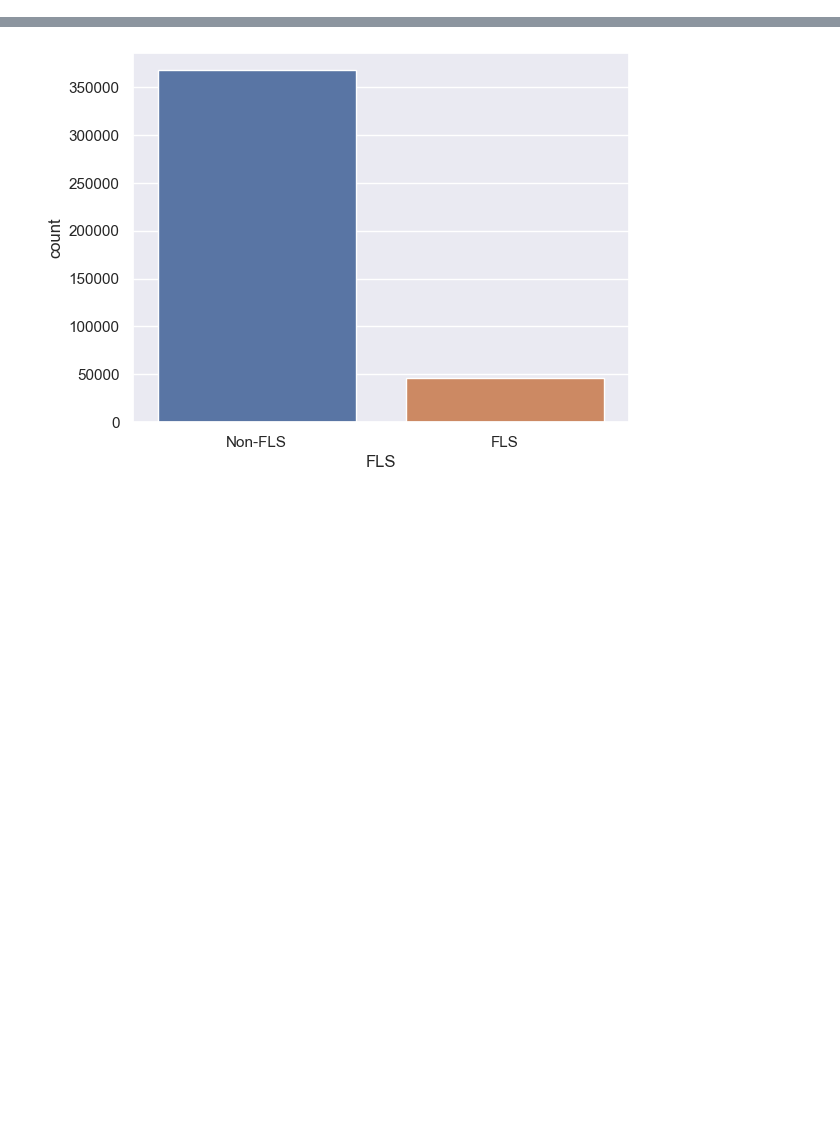
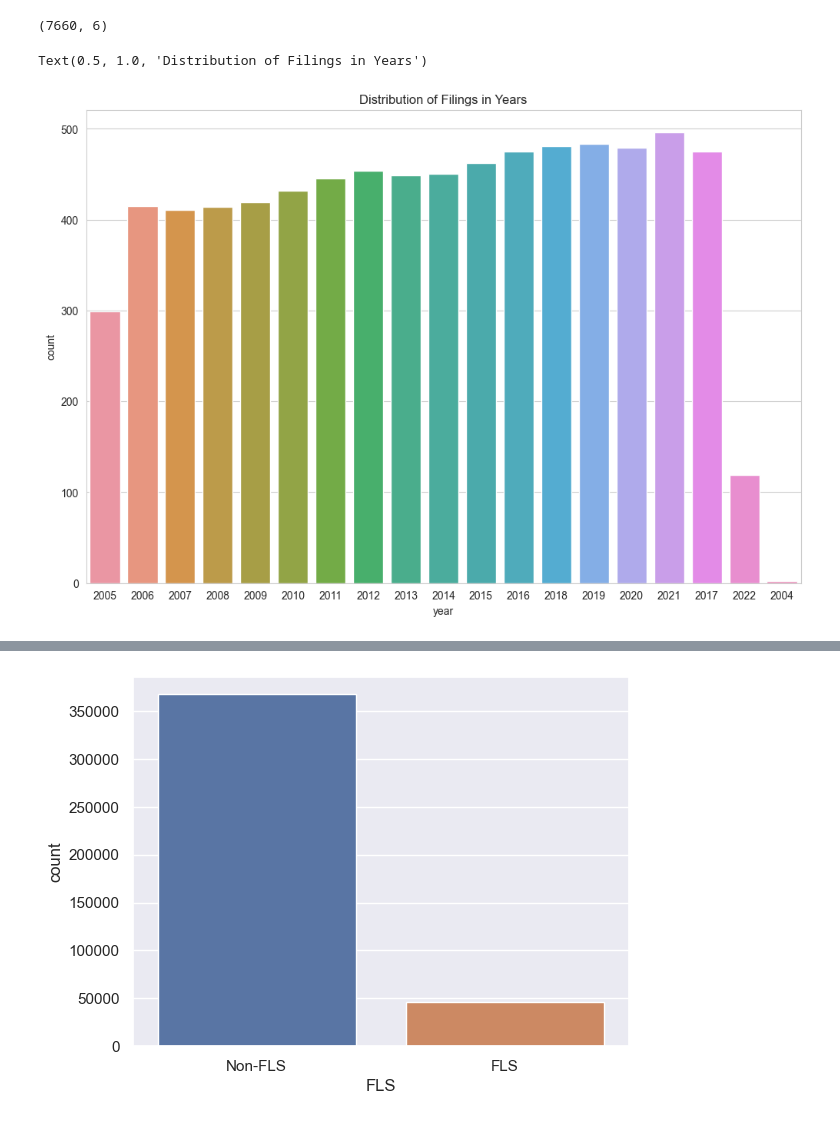
Before and after one commit to nkhanhle23/thesis, a Jupyter notebook: notebooks/eda.ipynb, the cells around one changed output, grey strips where cells are left out. Cells and saved outputs as stored; diff of their text form; code cells hidden in the pictures; blank space fills up the shorter version.

Commit message:
added nr of filings and companies

```diff
--- a/notebooks/eda.ipynb
+++ b/notebooks/eda.ipynb
@@ -3,6 +3,24 @@ import json
 import pandas as pd
 import matplotlib.pyplot as plt
 import seaborn as sns
+# %%
+# Load the JSON file
+with open('../datasets/EXTRACTED_FILINGS.json', 'r') as json_file:
+    data = json.load(json_file)
+extracted_filings = pd.DataFrame(data)
+# %%
+extracted_filings.shape
+# %% [output]
+(7660, 6)
+# %%
+# Plot the distribution of filings in years
+sns.set_style('whitegrid')
+plt.figure(figsize=(12, 8))
+sns.countplot(x='year', data=extracted_filings)
+plt.title('Distribution of Filings in Years')
+# %% [output]
+Text(0.5, 1.0, 'Distribution of Filings in Years')
+[figure, added]
 # %%
 # Load the JSON file
 with open('../datasets/EXTRACTED_FLS_METRICS.json', 'r') as json_file:
```
Also changed, not shown: parts of 2 cells of this notebook.
